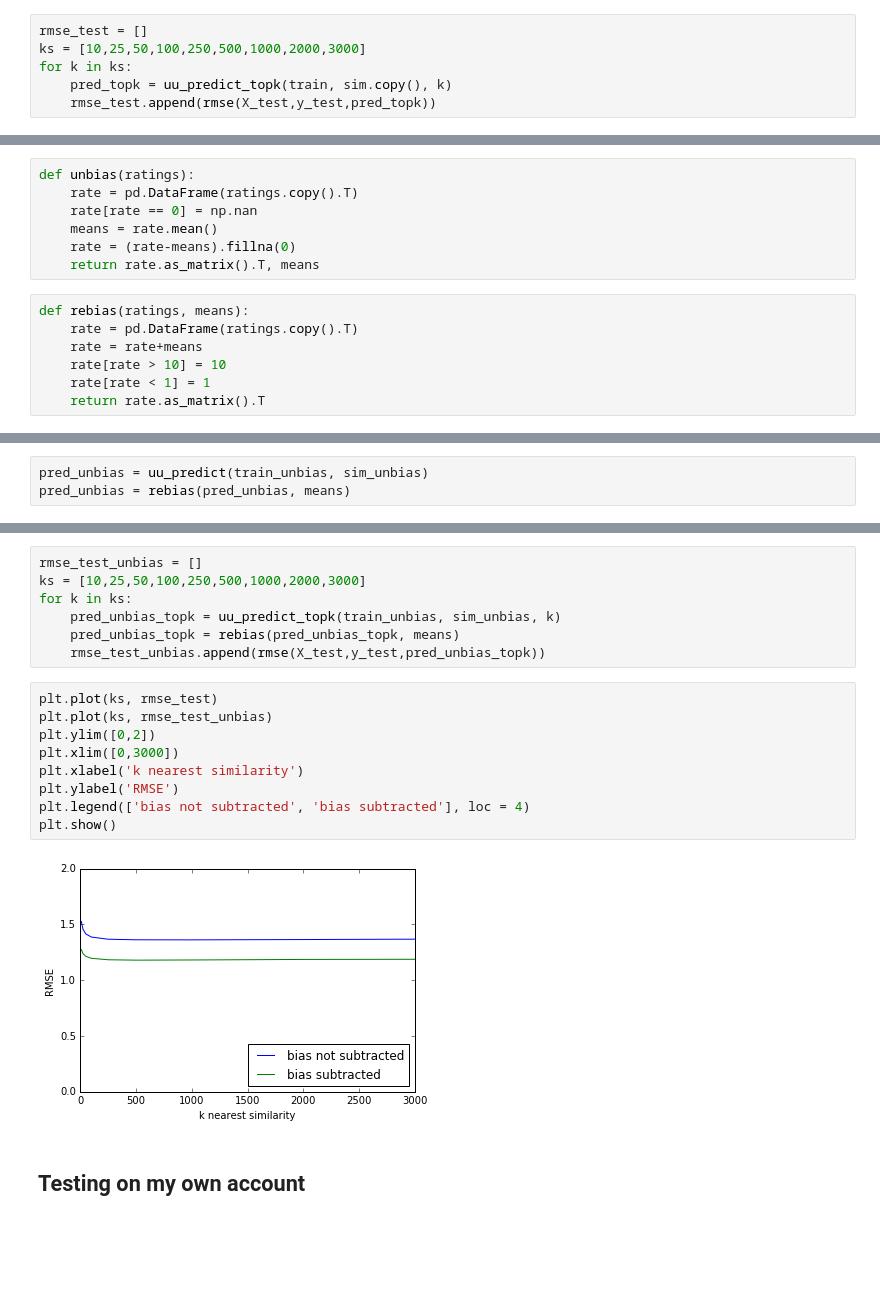
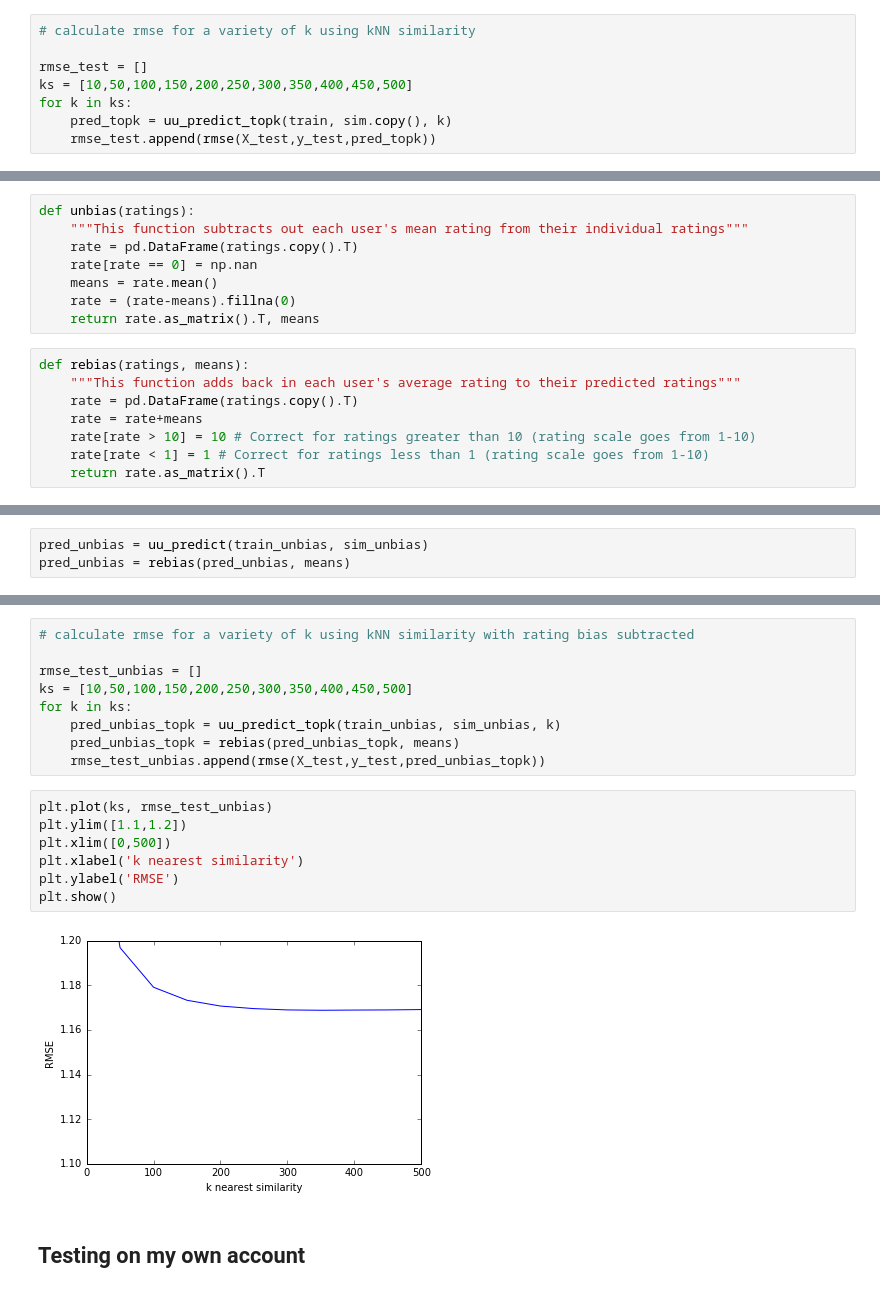
Before and after one commit to ahuang-281/board-game-recommender, a Jupyter notebook: collaborative-filtering-memory.ipynb, the cells around one changed output, grey strips where cells are left out. Saved outputs shown, nothing was run; the diff lists cells and outputs as text; blank space fills up the shorter version.

```diff
--- a/collaborative-filtering-memory.ipynb
+++ b/collaborative-filtering-memory.ipynb
@@ -101,8 +110,10 @@ def uu_predict_topk(ratings, similarity, k):
     predictions = pd.DataFrame(predictions).fillna(pd.DataFrame(nanfill))
     return predictions.as_matrix()
 # %%
+# calculate rmse for a variety of k using kNN similarity
+
 rmse_test = []
-ks = [10,25,50,100,250,500,1000,2000,3000]
+ks = [10,50,100,150,200,250,300,350,400,450,500]
 for k in ks:
     pred_topk = uu_predict_topk(train, sim.copy(), k)
     rmse_test.append(rmse(X_test,y_test,pred_topk))
@@ -118,5 +129,6 @@ plt.show()
 # %%
 def unbias(ratings):
+    """This function subtracts out each user's mean rating from their individual ratings"""
     rate = pd.DataFrame(ratings.copy().T)
     rate[rate == 0] = np.nan
     means = rate.mean()
@@ -124,10 +136,11 @@ def unbias(ratings):
     return rate.as_matrix().T, means
 # %%
 def rebias(ratings, means):
+    """This function adds back in each user's average rating to their predicted ratings"""
     rate = pd.DataFrame(ratings.copy().T)
     rate = rate+means
-    rate[rate > 10] = 10
-    rate[rate < 1] = 1
+    rate[rate > 10] = 10 # Correct for ratings greater than 10 (rating scale goes from 1-10)
+    rate[rate < 1] = 1 # Correct for ratings less than 1 (rating scale goes from 1-10)
     return rate.as_matrix().T
 # %%
 train_unbias, means = unbias(train)
@@ -143,21 +156,21 @@ rmse(X_test,y_test,pred_unbias)
 # %%
+# calculate rmse for a variety of k using kNN similarity with rating bias subtracted
+
 rmse_test_unbias = []
-ks = [10,25,50,100,250,500,1000,2000,3000]
+ks = [10,50,100,150,200,250,300,350,400,450,500]
 for k in ks:
     pred_unbias_topk = uu_predict_topk(train_unbias, sim_unbias, k)
     pred_unbias_topk = rebias(pred_unbias_topk, means)
     rmse_test_unbias.append(rmse(X_test,y_test,pred_unbias_topk))
 # %%
-plt.plot(ks, rmse_test)
 plt.plot(ks, rmse_test_unbias)
-plt.ylim([0,2])
-plt.xlim([0,3000])
+plt.ylim([1.1,1.2])
+plt.xlim([0,500])
 plt.xlabel('k nearest similarity')
 plt.ylabel('RMSE')
-plt.legend(['bias not subtracted', 'bias subtracted'], loc = 4)
 plt.show()
 # %% [output]
-[figure, old version]
+[figure, new version]
 # %% [markdown]
 ## Testing on my own account
 # %%
```
Also changed, not shown: parts of 22 cells of this notebook, 1 other file.
